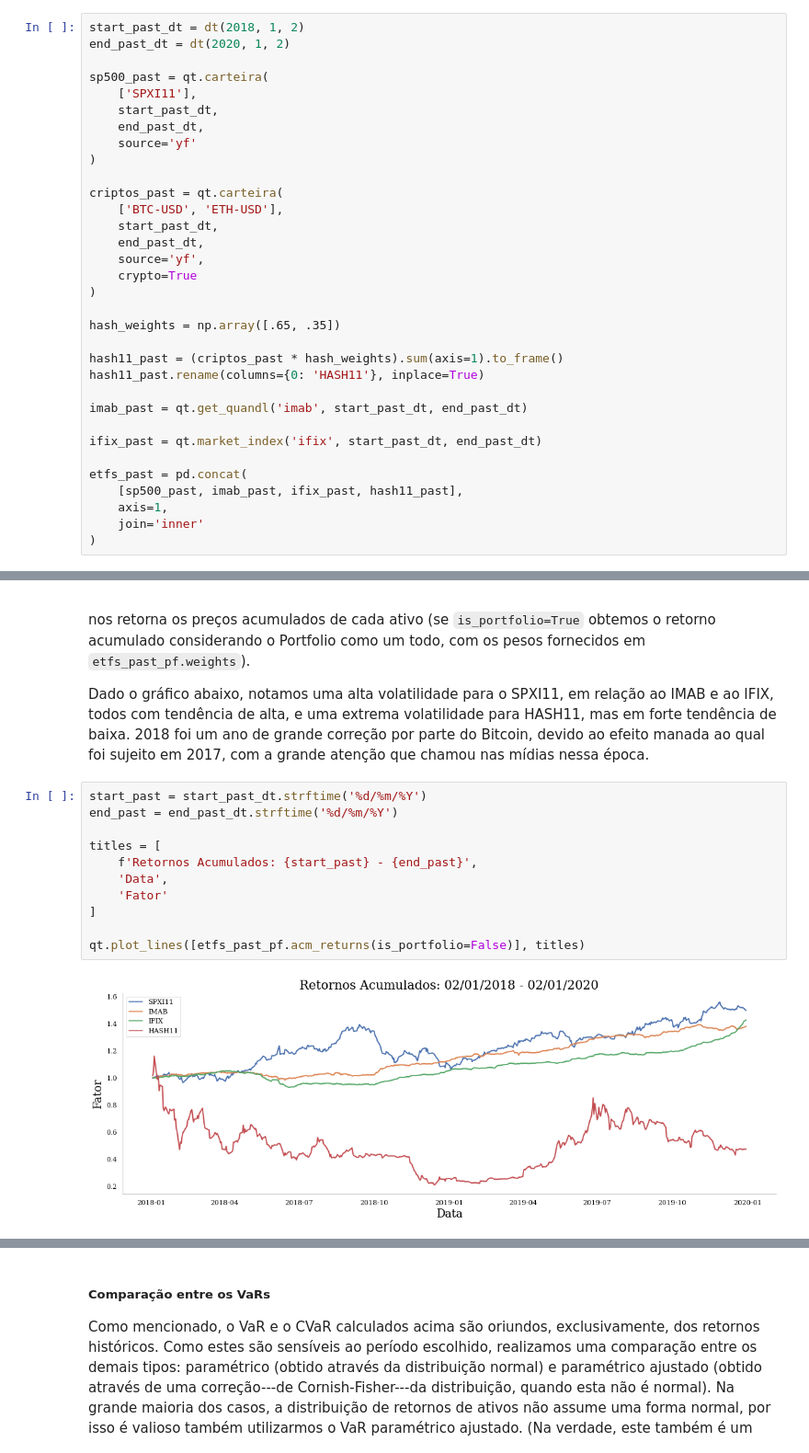
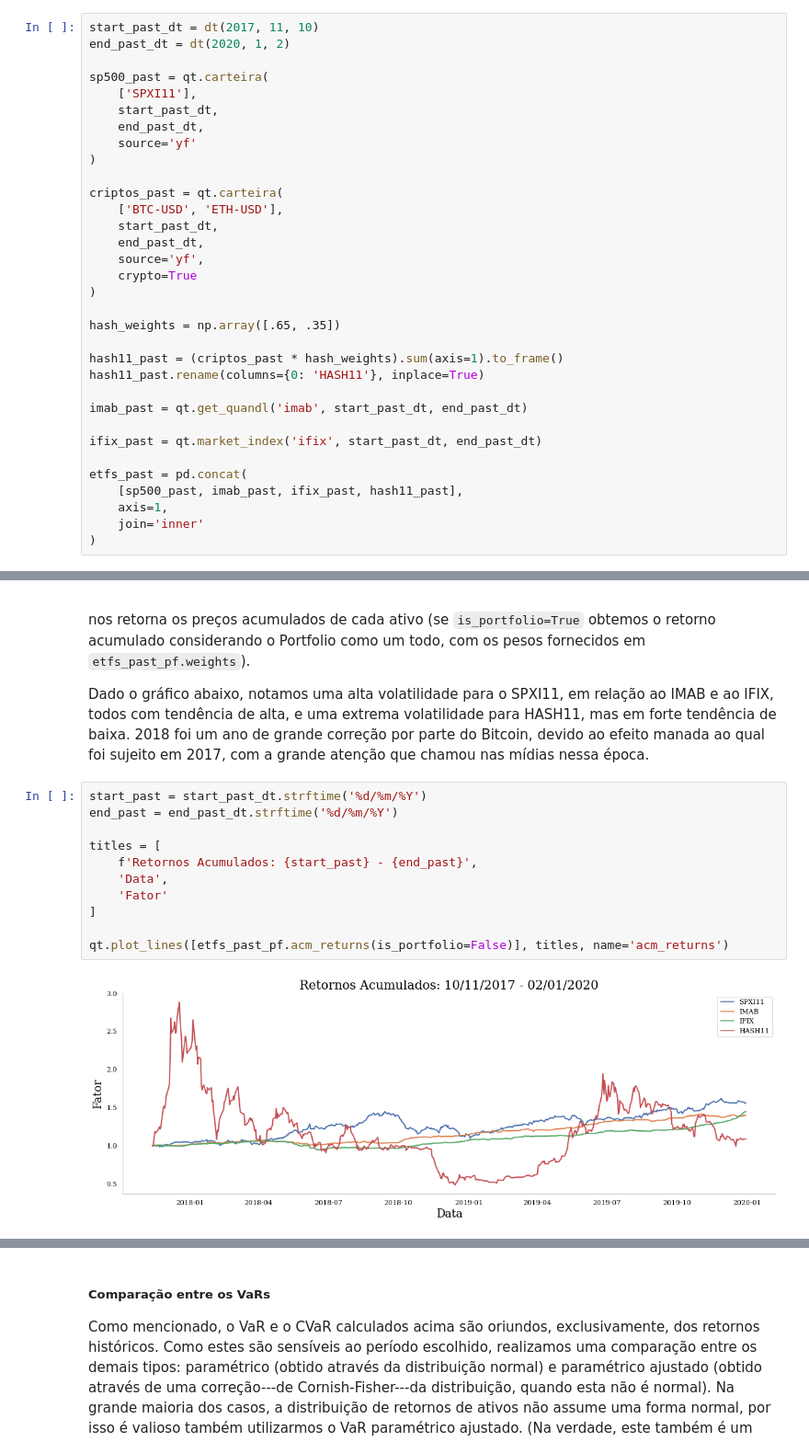
Before and after one commit to savimf/main_portfolio, a Jupyter notebook: ETFs/analise_etfs.ipynb, the cells around one changed output, grey strips where cells are left out. Shown at 92% size. Cells and saved outputs as stored; diff of their text form.

```diff
--- a/ETFs/analise_etfs.ipynb
+++ b/ETFs/analise_etfs.ipynb
@@ -31,6 +31,6 @@ Iniciaremos a coleta com os dados referentes ao período 02/01/2018 - 02/01/2020
 - para simularmos o ETF do IFIX consideraremos o próprio índice, retirado do [investing.com](https://www.investing.com/indices/bm-fbovespa-real-estate-ifix).
 # %%
-start_past_dt = dt(2018, 1, 2)
+start_past_dt = dt(2017, 11, 10)
 end_past_dt = dt(2020, 1, 2)
 
 sp500_past = qt.carteira(
@@ -105,13 +105,13 @@ Dado o gráfico abaixo, notamos uma alta volatilidade para o SPXI11, em relaçã
 # %%
 start_past = start_past_dt.strftime('%d/%m/%Y')
 end_past = end_past_dt.strftime('%d/%m/%Y')
 
 titles = [
     f'Retornos Acumulados: {start_past} - {end_past}',
     'Data',
     'Fator'
 ]
 
-qt.plot_lines([etfs_past_pf.acm_returns(is_portfolio=False)], titles)
+qt.plot_lines([etfs_past_pf.acm_returns(is_portfolio=False)], titles, name='acm_returns')
 # %% [output]
-[figure, old version]
+[figure, new version]
```
Also changed, not shown: parts of 44 cells of this notebook, 14 other files.
